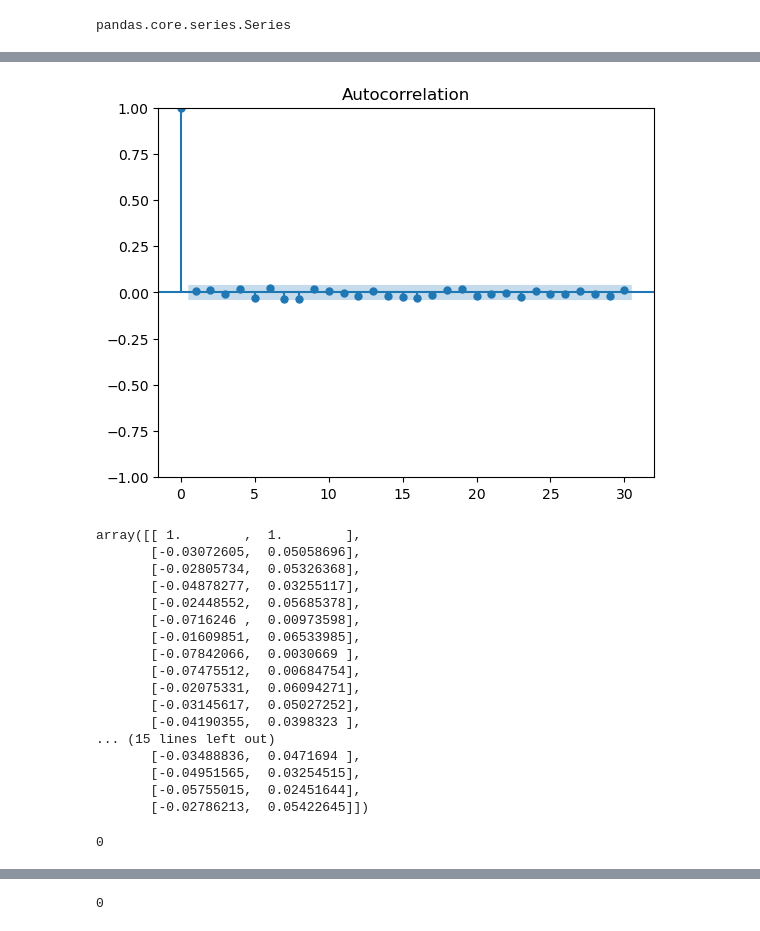
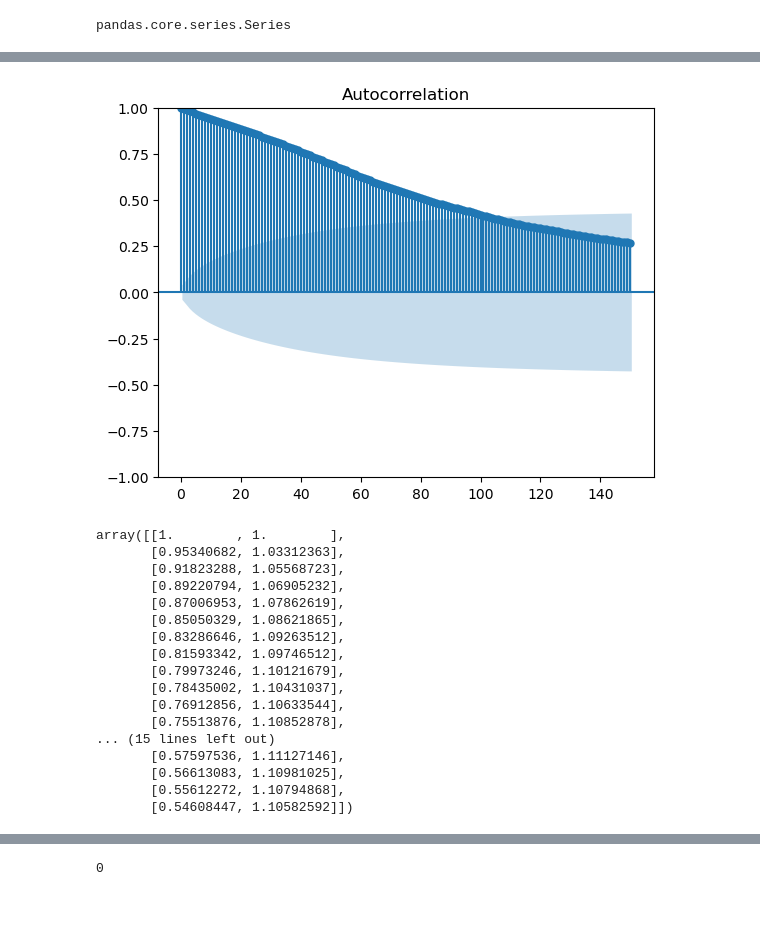
Before and after one commit to issakachaou/M1, a Jupyter notebook: Recherche/CODE_PYTHON/NASDAQ/HIGH_FREQ/NASDAQ_HIGH_FREQ.ipynb, the cells around one changed output, grey strips where cells are left out. Cells and saved outputs as stored; diff of their text form; code cells hidden in the pictures.

```diff
--- a/Recherche/CODE_PYTHON/NASDAQ/HIGH_FREQ/NASDAQ_HIGH_FREQ.ipynb
+++ b/Recherche/CODE_PYTHON/NASDAQ/HIGH_FREQ/NASDAQ_HIGH_FREQ.ipynb
@@ -43,4 +69,4 @@ NASDAQ.to_csv("NASDAQ_1m_7d.csv", sep=",")
 # %%
-NASDAQ = pd.read_csv("NASDAQ_1m_7d.csv", sep=",")
+NASDAQ = pd.read_csv("NASDAQ_5m_2418obs.csv", sep=",")
 NASDAQ.head()
 # %% [output]
@@ -58,4 +84,4 @@ Index(['Adj Close'], dtype='object')
 # %%
-NASDAQ.index = pd.date_range(start="2025-01-23", periods=len(NASDAQ), freq="min")
+NASDAQ.index = pd.date_range(start="2025-01-02 14:30:00+00:00", periods=len(NASDAQ), freq="5min")
 NASDAQ.head(10)
 # %% [output]
@@ -73,4 +99,4 @@ NASDAQ.head(10)
 # %%
-NASDAQ['return_NASDAQ'] = (NASDAQ['Adj Close']/NASDAQ['Adj Close'].shift(1)-1)*100
+NASDAQ['return_NASDAQ'] = (np.log(NASDAQ['Close'])-np.log(NASDAQ['Close'].shift(1)))*100
 NASDAQ.head(10)
 # %% [output]
@@ -93,35 +124,33 @@ NASDAQ['Adj Close'].plot(figsize=(20,10))
 # %%
-NDX= NASDAQ['return_NASDAQ'].dropna()
-plot_acf(NDX,  alpha=.05, lags=30)
+NDX= NASDAQ['Close'].dropna()
+plot_acf(NDX,  alpha=.05, lags=150)
 plt.show()
 # %% [output]
-[figure, old version]
+[figure, new version]
 # %%
 coef_ac, confid_int = acf(NDX, nlags=30, alpha=.05)
 confid_int
 # %% [output]
-array([[ 1.        ,  1.        ],
-       [-0.03072605,  0.05058696],
-       [-0.02805734,  0.05326368],
-       [-0.04878277,  0.03255117],
-       [-0.02448552,  0.05685378],
-       [-0.0716246 ,  0.00973598],
-       [-0.01609851,  0.06533985],
-       [-0.07842066,  0.0030669 ],
-       [-0.07475512,  0.00684754],
-       [-0.02075331,  0.06094271],
-       [-0.03145617,  0.05027252],
-       [-0.04190355,  0.0398323 ],
+array([[1.        , 1.        ],
+       [0.95340682, 1.03312363],
+       [0.91823288, 1.05568723],
+       [0.89220794, 1.06905232],
+       [0.87006953, 1.07862619],
+       [0.85050329, 1.08621865],
+       [0.83286646, 1.09263512],
+       [0.81593342, 1.09746512],
+       [0.79973246, 1.10121679],
+       [0.78435002, 1.10431037],
+       [0.76912856, 1.10633544],
+       [0.75513876, 1.10852878],
 ... (15 lines left out)
-       [-0.03488836,  0.0471694 ],
-       [-0.04951565,  0.03254515],
-       [-0.05755015,  0.02451644],
-       [-0.02786213,  0.05422645]])
+       [0.57597536, 1.11127146],
+       [0.56613083, 1.10981025],
+       [0.55612272, 1.10794868],
+       [0.54608447, 1.10582592]])
 # %%
 for q, element in enumerate(coef_ac):
     if confid_int[q, 0] <= 0 <= confid_int[q, 1]:
         print(q-1)
         break
-# %% [output]
-0
 # %%
```
Also changed, not shown: parts of 22 cells of this notebook, 25 other files.
